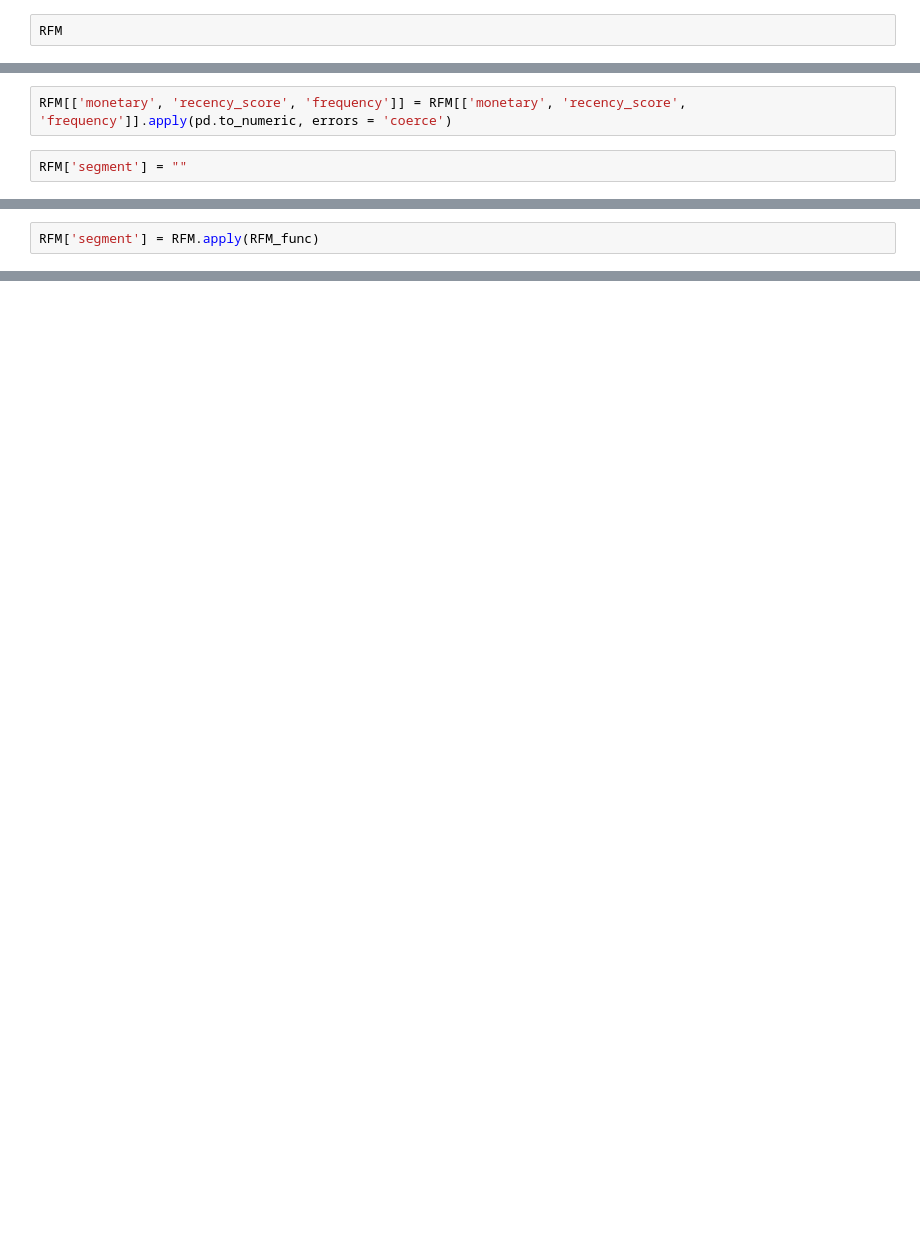
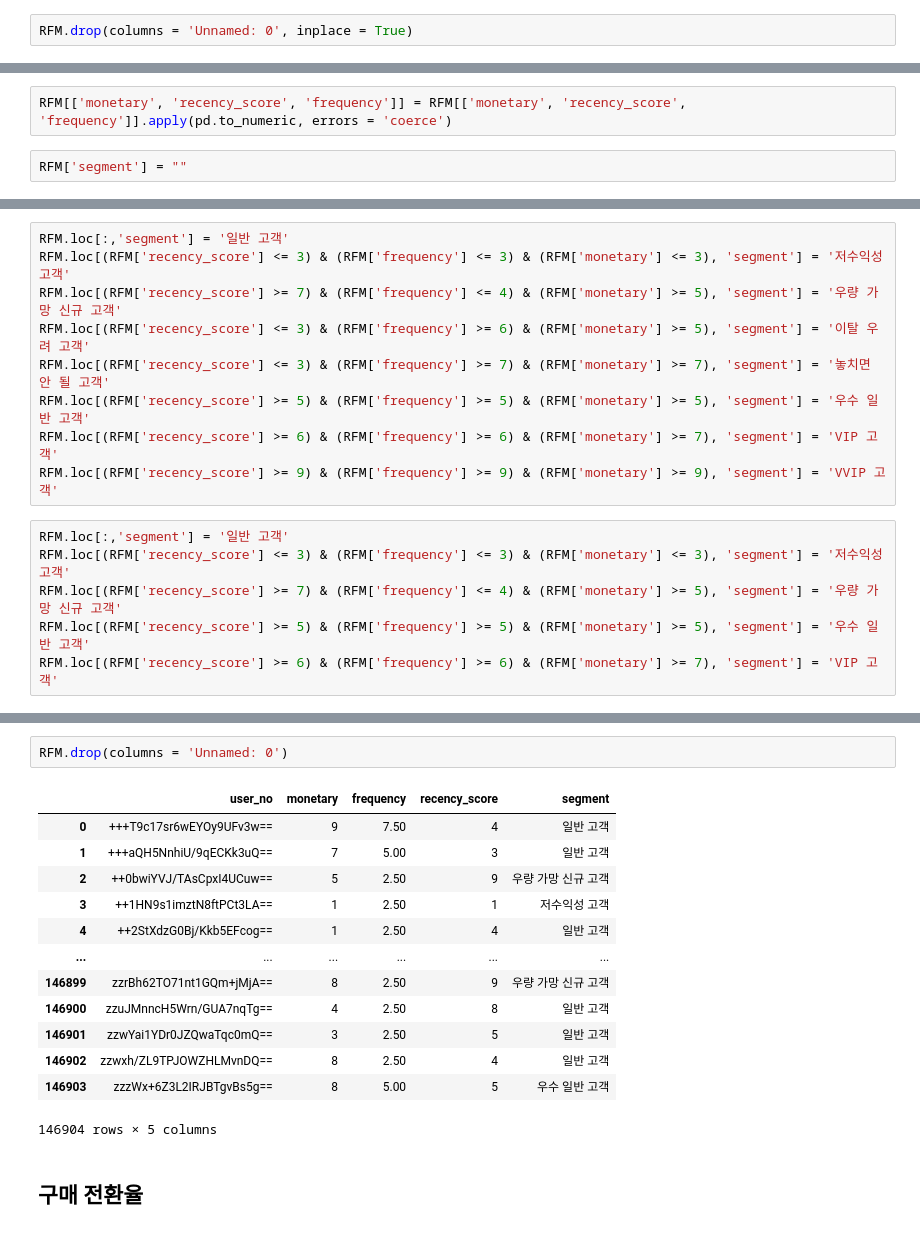
Before and after one commit to gr2edy/FastCampus_FinalProject_29cm, a Jupyter notebook: FC_FinalProject.ipynb, the cells around one changed output, grey strips where cells are left out. Drawn from its saved outputs; the diff is of its cells as text; blank space fills up the shorter version.

```diff
--- a/FC_FinalProject.ipynb
+++ b/FC_FinalProject.ipynb
@@ -914,3 +1104,3 @@ RFM = RFM[['user_no', 'monetary','frequency', 'recency_score']].drop_duplicates(
 # %%
-RFM
+RFM.drop(columns = 'Unnamed: 0', inplace = True)
 # %% [output]
@@ -998,2 +1167,0 @@ SyntaxError: 'return' outside function (862907210.py, line 2)
-# %%
-RFM['segment'] = RFM.apply(RFM_func)
@@ -1001,0 +1168,15 @@ ValueError: The truth value of a Series is ambiguous. Use a.empty, a.bool(), a.i
+# %%
+RFM.loc[:,'segment'] = '일반 고객'
+RFM.loc[(RFM['recency_score'] <= 3) & (RFM['frequency'] <= 3) & (RFM['monetary'] <= 3), 'segment'] = '저수익성 고객'
+RFM.loc[(RFM['recency_score'] >= 7) & (RFM['frequency'] <= 4) & (RFM['monetary'] >= 5), 'segment'] = '우량 가망 신규 고객'
+RFM.loc[(RFM['recency_score'] <= 3) & (RFM['frequency'] >= 6) & (RFM['monetary'] >= 5), 'segment'] = '이탈 우려 고객'
+RFM.loc[(RFM['recency_score'] <= 3) & (RFM['frequency'] >= 7) & (RFM['monetary'] >= 7), 'segment'] = '놓치면 안 될 고객'
+RFM.loc[(RFM['recency_score'] >= 5) & (RFM['frequency'] >= 5) & (RFM['monetary'] >= 5), 'segment'] = '우수 일반 고객'
+RFM.loc[(RFM['recency_score'] >= 6) & (RFM['frequency'] >= 6) & (RFM['monetary'] >= 7), 'segment'] = 'VIP 고객'
+RFM.loc[(RFM['recency_score'] >= 9) & (RFM['frequency'] >= 9) & (RFM['monetary'] >= 9), 'segment'] = 'VVIP 고객'
+# %%
+RFM.loc[:,'segment'] = '일반 고객'
+RFM.loc[(RFM['recency_score'] <= 3) & (RFM['frequency'] <= 3) & (RFM['monetary'] <= 3), 'segment'] = '저수익성 고객'
+RFM.loc[(RFM['recency_score'] >= 7) & (RFM['frequency'] <= 4) & (RFM['monetary'] >= 5), 'segment'] = '우량 가망 신규 고객'
+RFM.loc[(RFM['recency_score'] >= 5) & (RFM['frequency'] >= 5) & (RFM['monetary'] >= 5), 'segment'] = '우수 일반 고객'
+RFM.loc[(RFM['recency_score'] >= 6) & (RFM['frequency'] >= 6) & (RFM['monetary'] >= 7), 'segment'] = 'VIP 고객'
@@ -1001,0 +1204,18 @@ ValueError: The truth value of a Series is ambiguous. Use a.empty, a.bool(), a.i
+# %%
+RFM.drop(columns = 'Unnamed: 0')
+# %% [output]
+|  | user_no | monetary | frequency | recency_score | segment |
+| 0 | +++T9c17sr6wEYOy9UFv3w== | 9 | 7.50 | 4 | 일반 고객 |
+| 1 | +++aQH5NnhiU/9qECKk3uQ== | 7 | 5.00 | 3 | 일반 고객 |
+| 2 | ++0bwiYVJ/TAsCpxI4UCuw== | 5 | 2.50 | 9 | 우량 가망 신규 고객 |
+| 3 | ++1HN9s1imztN8ftPCt3LA== | 1 | 2.50 | 1 | 저수익성 고객 |
+| 4 | ++2StXdzG0Bj/Kkb5EFcog== | 1 | 2.50 | 4 | 일반 고객 |
+| ... | ... | ... | ... | ... | ... |
+| 146899 | zzrBh62TO71nt1GQm+jMjA== | 8 | 2.50 | 9 | 우량 가망 신규 고객 |
+| 146900 | zzuJMnncH5Wrn/GUA7nqTg== | 4 | 2.50 | 8 | 일반 고객 |
+| 146901 | zzwYai1YDr0JZQwaTqc0mQ== | 3 | 2.50 | 5 | 일반 고객 |
+| 146902 | zzwxh/ZL9TPJOWZHLMvnDQ== | 8 | 2.50 | 4 | 일반 고객 |
+| 146903 | zzzWx+6Z3L2IRJBTgvBs5g== | 8 | 5.00 | 5 | 우수 일반 고객 |
+146904 rows × 5 columns
+# %% [markdown]
+## 구매 전환율
```
Also changed, not shown: parts of 88 cells of this notebook.
